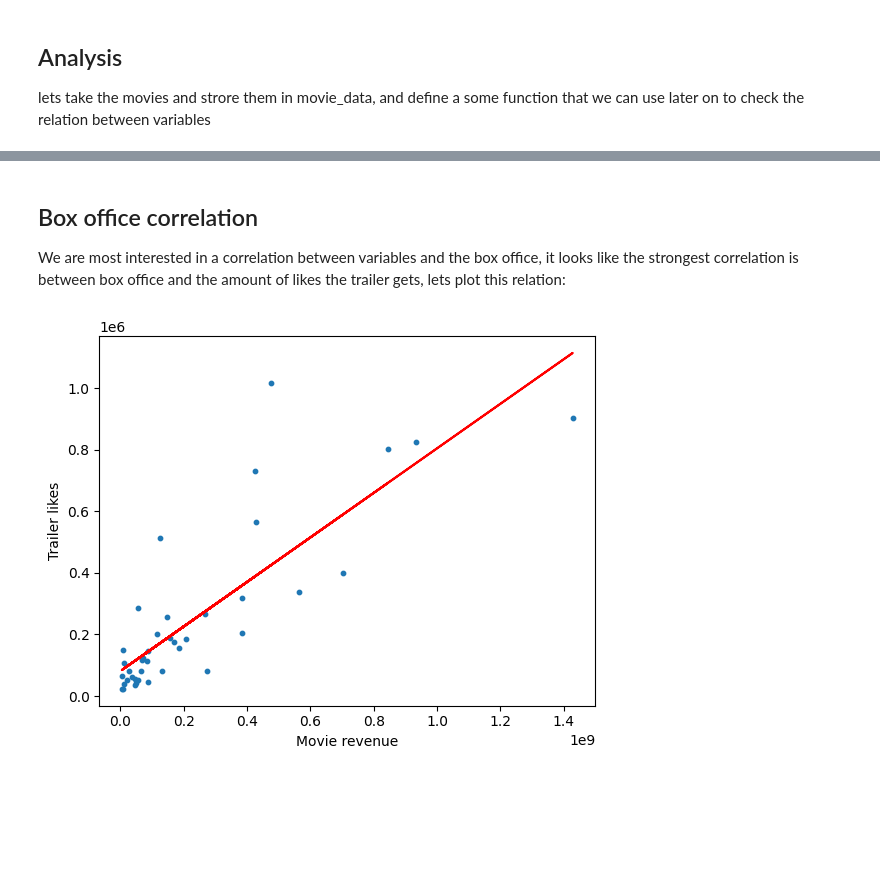
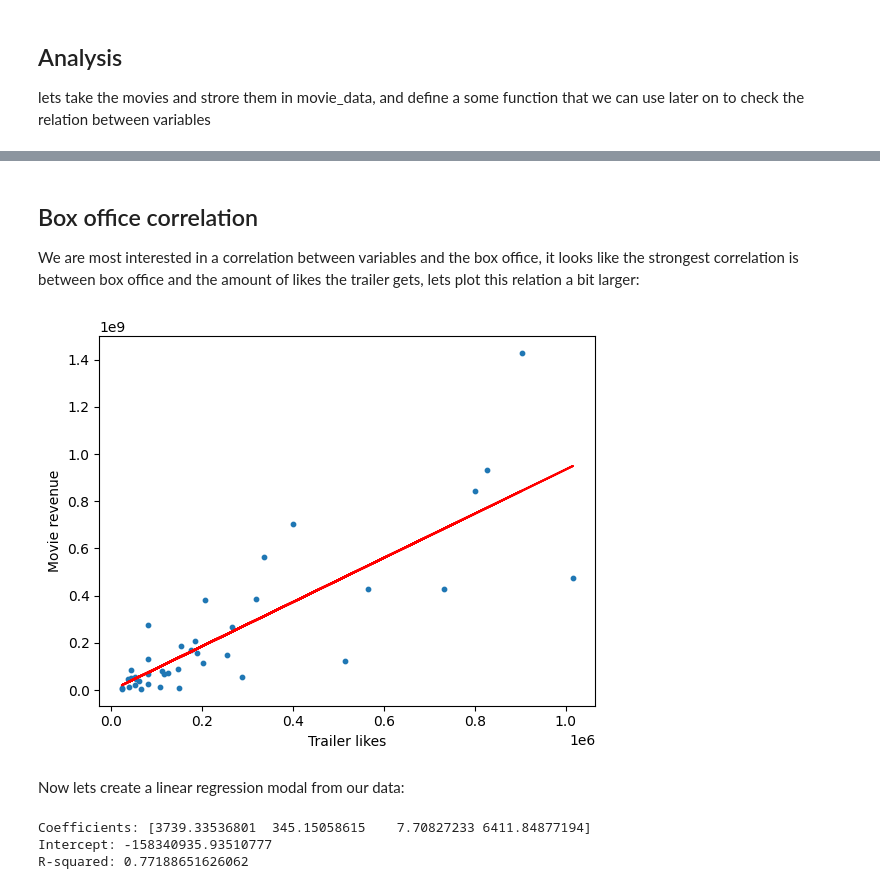
Before and after one commit to SamSlotemaker/social-web-analysis, a Jupyter notebook: research_paper_notebook.ipynb, the cells around one changed output, grey strips where cells are left out. Saved outputs shown, nothing was run; the diff lists cells and outputs as text; code cells hidden in the pictures; blank space fills up the shorter version.

Commit message:
updated notebook and missing comments

```diff
--- a/research_paper_notebook.ipynb
+++ b/research_paper_notebook.ipynb
@@ -208,7 +233,30 @@ plt.show()
 # %% [markdown]
 ## Box office correlation
-We are most interested in a correlation between variables and the box office, it looks like the strongest correlation is between box office and the amount of likes the trailer gets, lets plot this relation:
+We are most interested in a correlation between variables and the box office, it looks like the strongest correlation is between box office and the amount of likes the trailer gets, lets plot this relation a bit larger:
 # %%
-scatterPlot(box_offices, "Movie revenue", trailer_likes, "Trailer likes")
+scatterPlot(trailer_likes, "Trailer likes", box_offices, "Movie revenue")
 # %% [output]
-[figure, old version]
+[figure, new version]
+# %% [markdown]
+Now lets create a linear regression modal from our data:
+# %%
+from sklearn.linear_model import LinearRegression
+
+x = data[["trailerComments", "trailerLikes", "trailerViews", "trailerSentiment"]]
+y = data["revenue"]
+
+# Linear Regression
+model = LinearRegression()
+model.fit(x, y)
+
+# Coefficients
+print("Coefficients:", model.coef_)
+print("Intercept:", model.intercept_)
+
+# R-squared
+r_squared = model.score(x, y)
+print("R-squared:", r_squared)
+# %% [output]
+Coefficients: [3739.33536801  345.15058615    7.70827233 6411.84877194]
+Intercept: -158340935.93510777
+R-squared: 0.77188651626062
```
Also changed, not shown: parts of 18 cells of this notebook, 2 other files.
